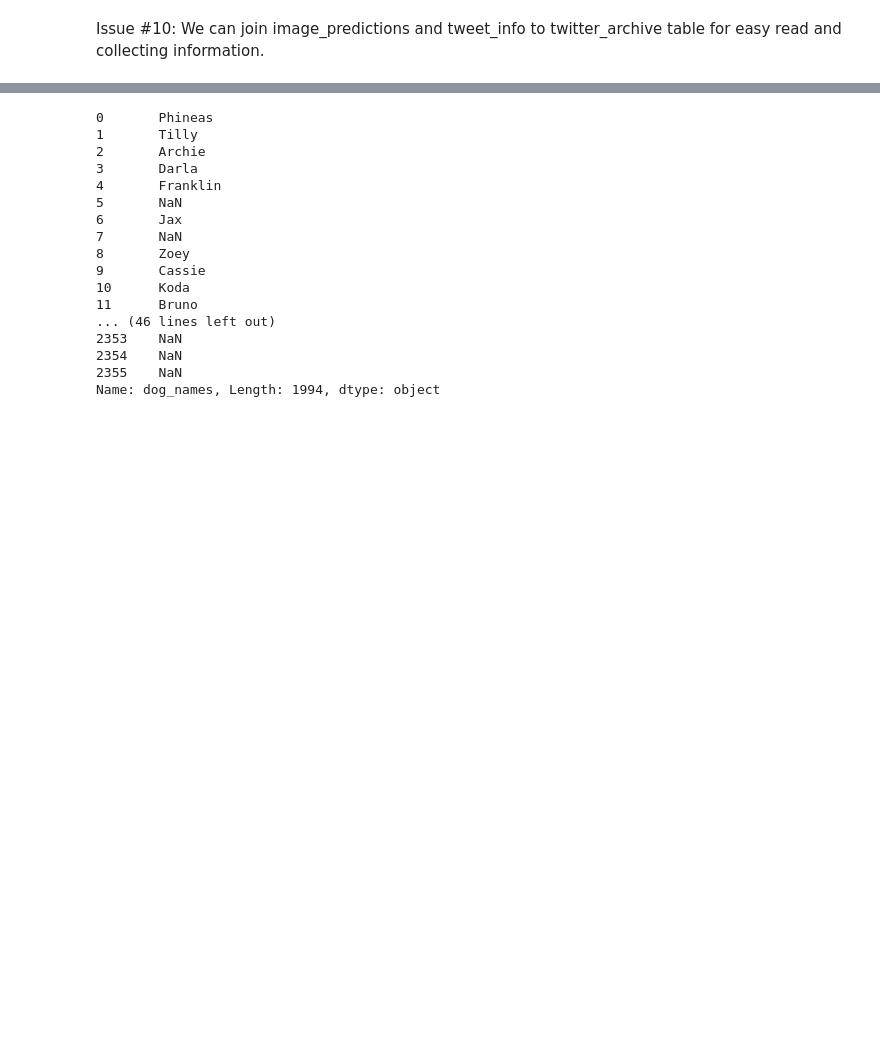
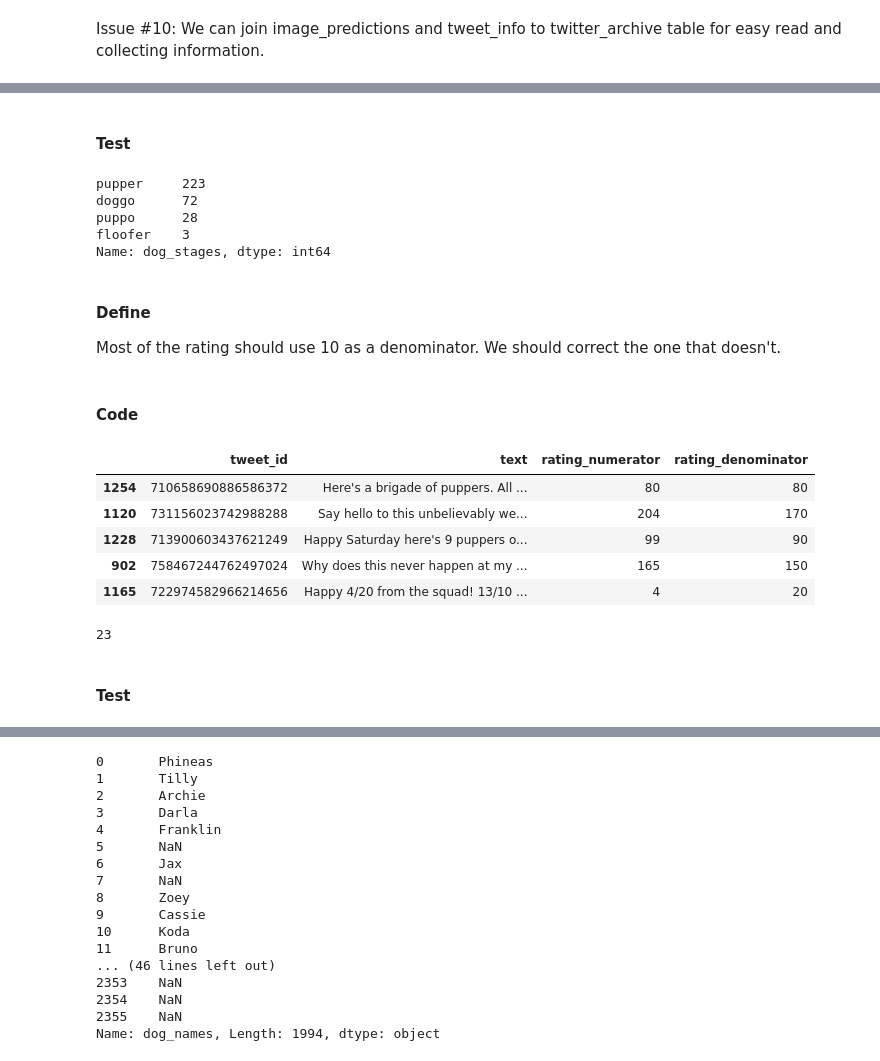
Before and after one commit to Hngo7/we-rate-dog, a Jupyter notebook: wrangle_act.ipynb, the cells around one changed output, grey strips where cells are left out. Cells and saved outputs as stored; diff of their text form; code cells hidden in the pictures; blank space fills up the shorter version.

```diff
--- a/wrangle_act.ipynb
+++ b/wrangle_act.ipynb
@@ -354,6 +344,0 @@ df_all.drop(selected_columns, axis = 1, inplace = True)
-# %%
-# Display full content of 'text' column.
-# Set column width to infinite so entire content of 'text' column is displayed
-pd.set_option('display.max_colwidth', -1)
-df_all.sample(5)
-#Issue #2 is solved
@@ -367,0 +380,34 @@ df_all.sample(5)
+# %% [markdown]
+#### Test
+# %%
+df_all.dog_stages.value_counts()
+# %% [output]
+pupper     223
+doggo      72
+puppo      28
+floofer    3
+Name: dog_stages, dtype: int64
+# %% [markdown]
+#### Define
+Most of the rating should use 10 as a denominator. We should correct the one that doesn't.
+# %% [markdown]
+#### Code
+# %%
+# Take a look at the denominators where they are incorrected.
+incorrect_denominator = twitter_archive[
+    twitter_archive.rating_denominator != 10]
+incorrect_denominator = incorrect_denominator[['tweet_id', 'text',
+    'rating_numerator', 'rating_denominator']]
+incorrect_denominator.sample(5)
+# %% [output]
+|  | tweet_id | text | rating_numerator | rating_denominator |
+| 1254 | 710658690886586372 | Here's a brigade of puppers. All ... | 80 | 80 |
+| 1120 | 731156023742988288 | Say hello to this unbelievably we... | 204 | 170 |
+| 1228 | 713900603437621249 | Happy Saturday here's 9 puppers o... | 99 | 90 |
+| 902 | 758467244762497024 | Why does this never happen at my ... | 165 | 150 |
+| 1165 | 722974582966214656 | Happy 4/20 from the squad! 13/10 ... | 4 | 20 |
+# %%
+# We count how many denominator are incorrected.
+len(incorrect_denominator)
+# %% [output]
+23
@@ -367,0 +417,2 @@ df_all.sample(5)
+# %% [markdown]
+#### Test
```
Also changed, not shown: parts of 57 cells of this notebook, 9 other files.
